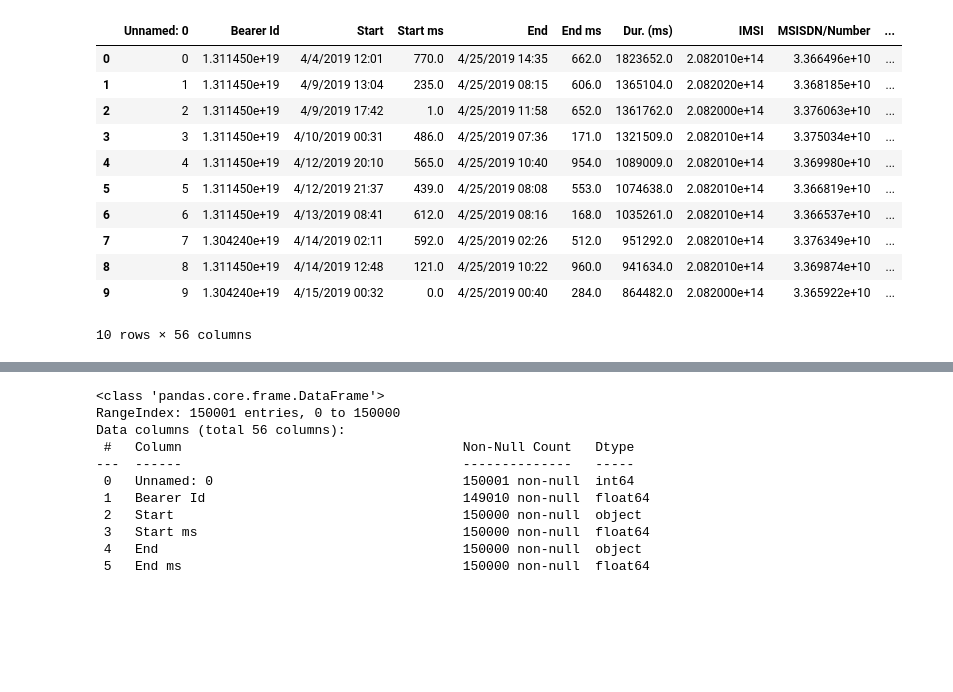
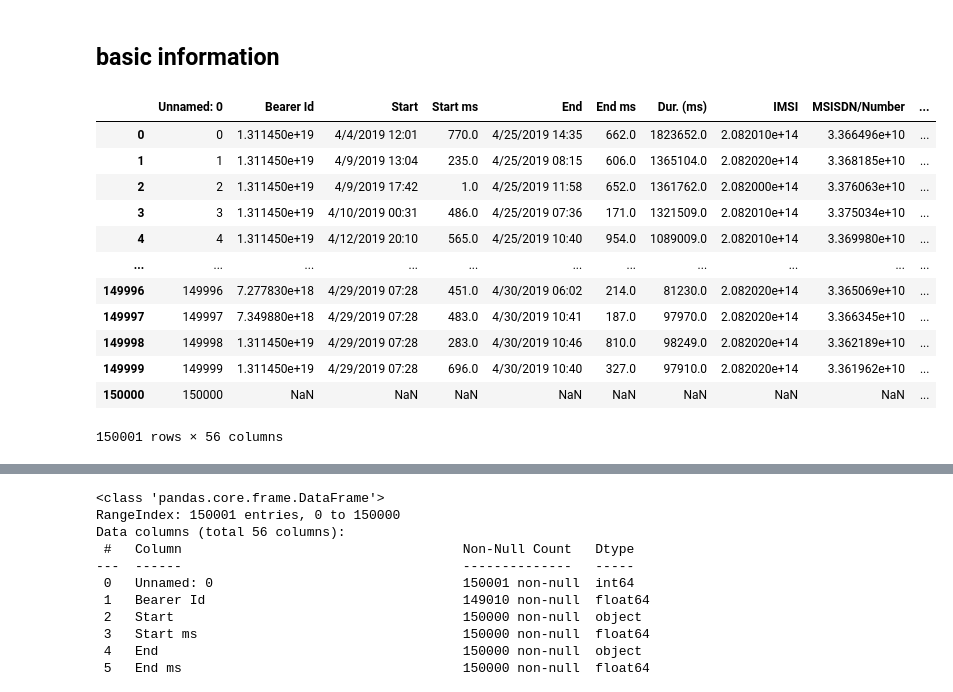
Before and after one commit to Fisseha-Estifanos/Telecom, a Jupyter notebook: notebooks/data_exploration.ipynb, the cells around one changed output, grey strips where cells are left out. Drawn from its saved outputs; the diff is of its cells as text; code cells hidden in the pictures; blank space fills up the shorter version.

```diff
--- a/notebooks/data_exploration.ipynb
+++ b/notebooks/data_exploration.ipynb
@@ -11,20 +13,24 @@ sys.path.insert(1, '../scripts')
 from dataCleaner import *
 # %%
 # import the data frame
-df = pd.read_csv('../data/Week1_challenge_data_source.csv.bz2')
+missing_values = ["n/a", "na", "undefined", "?", None]
+df = pd.read_csv('../data/Week1_challenge_data_source.csv.bz2', na_values=missing_values)
+# %% [markdown]
+## basic information
 # %%
-# display the head of the data frame
-df.head(10)
+# display the head and tail of the data frame
+df
 # %% [output]
 |  | Unnamed: 0 | Bearer Id | Start | Start ms | End | End ms | Dur. (ms) | IMSI | MSISDN/Number | ... |
 | 0 | 0 | 1.311450e+19 | 4/4/2019 12:01 | 770.0 | 4/25/2019 14:35 | 662.0 | 1823652.0 | 2.082010e+14 | 3.366496e+10 | ... |
 | 1 | 1 | 1.311450e+19 | 4/9/2019 13:04 | 235.0 | 4/25/2019 08:15 | 606.0 | 1365104.0 | 2.082020e+14 | 3.368185e+10 | ... |
 | 2 | 2 | 1.311450e+19 | 4/9/2019 17:42 | 1.0 | 4/25/2019 11:58 | 652.0 | 1361762.0 | 2.082000e+14 | 3.376063e+10 | ... |
 | 3 | 3 | 1.311450e+19 | 4/10/2019 00:31 | 486.0 | 4/25/2019 07:36 | 171.0 | 1321509.0 | 2.082010e+14 | 3.375034e+10 | ... |
 | 4 | 4 | 1.311450e+19 | 4/12/2019 20:10 | 565.0 | 4/25/2019 10:40 | 954.0 | 1089009.0 | 2.082010e+14 | 3.369980e+10 | ... |
-| 5 | 5 | 1.311450e+19 | 4/12/2019 21:37 | 439.0 | 4/25/2019 08:08 | 553.0 | 1074638.0 | 2.082010e+14 | 3.366819e+10 | ... |
-| 6 | 6 | 1.311450e+19 | 4/13/2019 08:41 | 612.0 | 4/25/2019 08:16 | 168.0 | 1035261.0 | 2.082010e+14 | 3.366537e+10 | ... |
-| 7 | 7 | 1.304240e+19 | 4/14/2019 02:11 | 592.0 | 4/25/2019 02:26 | 512.0 | 951292.0 | 2.082010e+14 | 3.376349e+10 | ... |
-| 8 | 8 | 1.311450e+19 | 4/14/2019 12:48 | 121.0 | 4/25/2019 10:22 | 960.0 | 941634.0 | 2.082010e+14 | 3.369874e+10 | ... |
-| 9 | 9 | 1.304240e+19 | 4/15/2019 00:32 | 0.0 | 4/25/2019 00:40 | 284.0 | 864482.0 | 2.082000e+14 | 3.365922e+10 | ... |
+| ... | ... | ... | ... | ... | ... | ... | ... | ... | ... | ... |
+| 149996 | 149996 | 7.277830e+18 | 4/29/2019 07:28 | 451.0 | 4/30/2019 06:02 | 214.0 | 81230.0 | 2.082020e+14 | 3.365069e+10 | ... |
+| 149997 | 149997 | 7.349880e+18 | 4/29/2019 07:28 | 483.0 | 4/30/2019 10:41 | 187.0 | 97970.0 | 2.082020e+14 | 3.366345e+10 | ... |
+| 149998 | 149998 | 1.311450e+19 | 4/29/2019 07:28 | 283.0 | 4/30/2019 10:46 | 810.0 | 98249.0 | 2.082020e+14 | 3.362189e+10 | ... |
+| 149999 | 149999 | 1.311450e+19 | 4/29/2019 07:28 | 696.0 | 4/30/2019 10:40 | 327.0 | 97910.0 | 2.082020e+14 | 3.361962e+10 | ... |
+| 150000 | 150000 | NaN | NaN | NaN | NaN | NaN | NaN | NaN | NaN | ... |
-10 rows × 56 columns
+150001 rows × 56 columns
```
Also changed, not shown: parts of 23 cells of this notebook.
